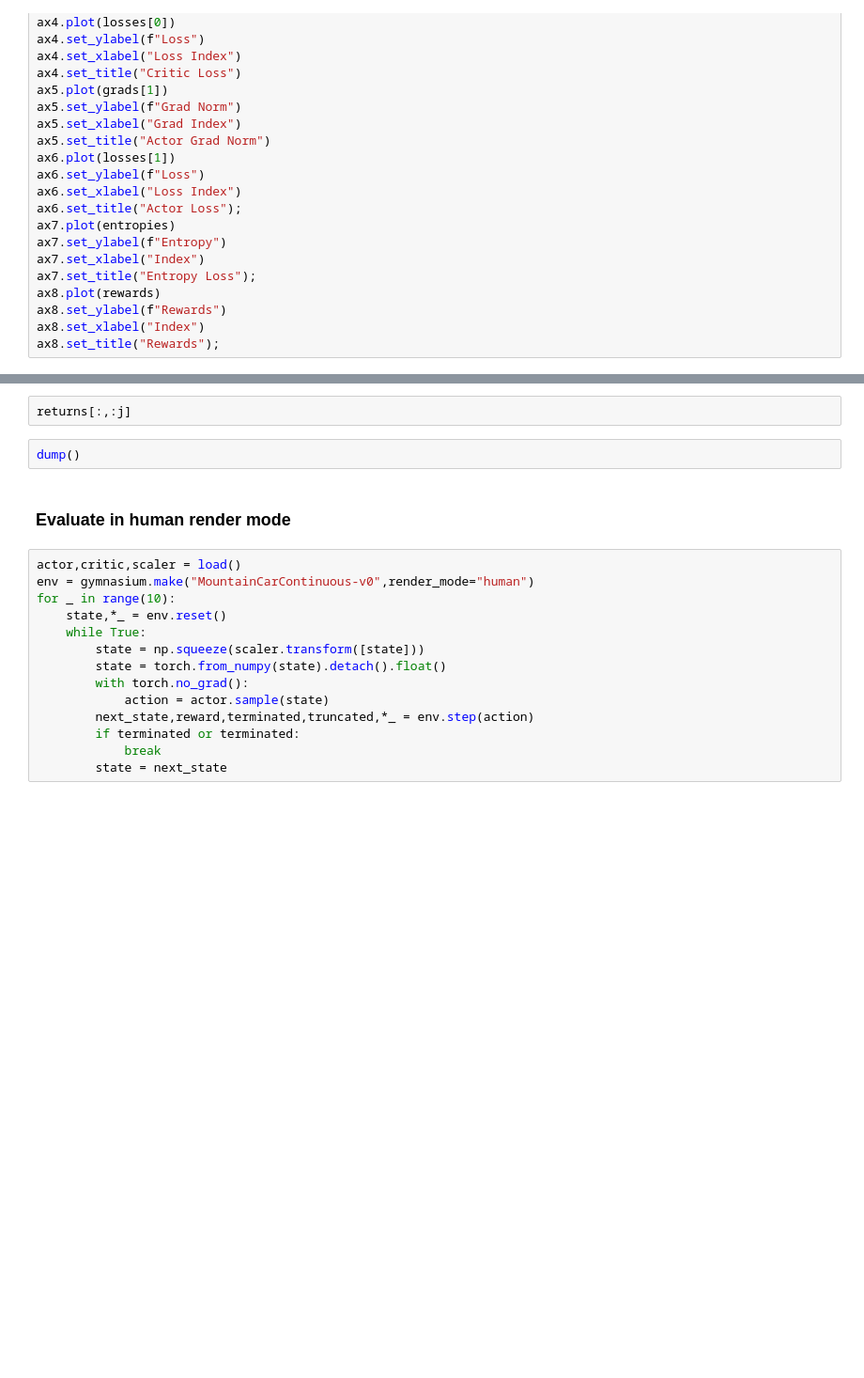
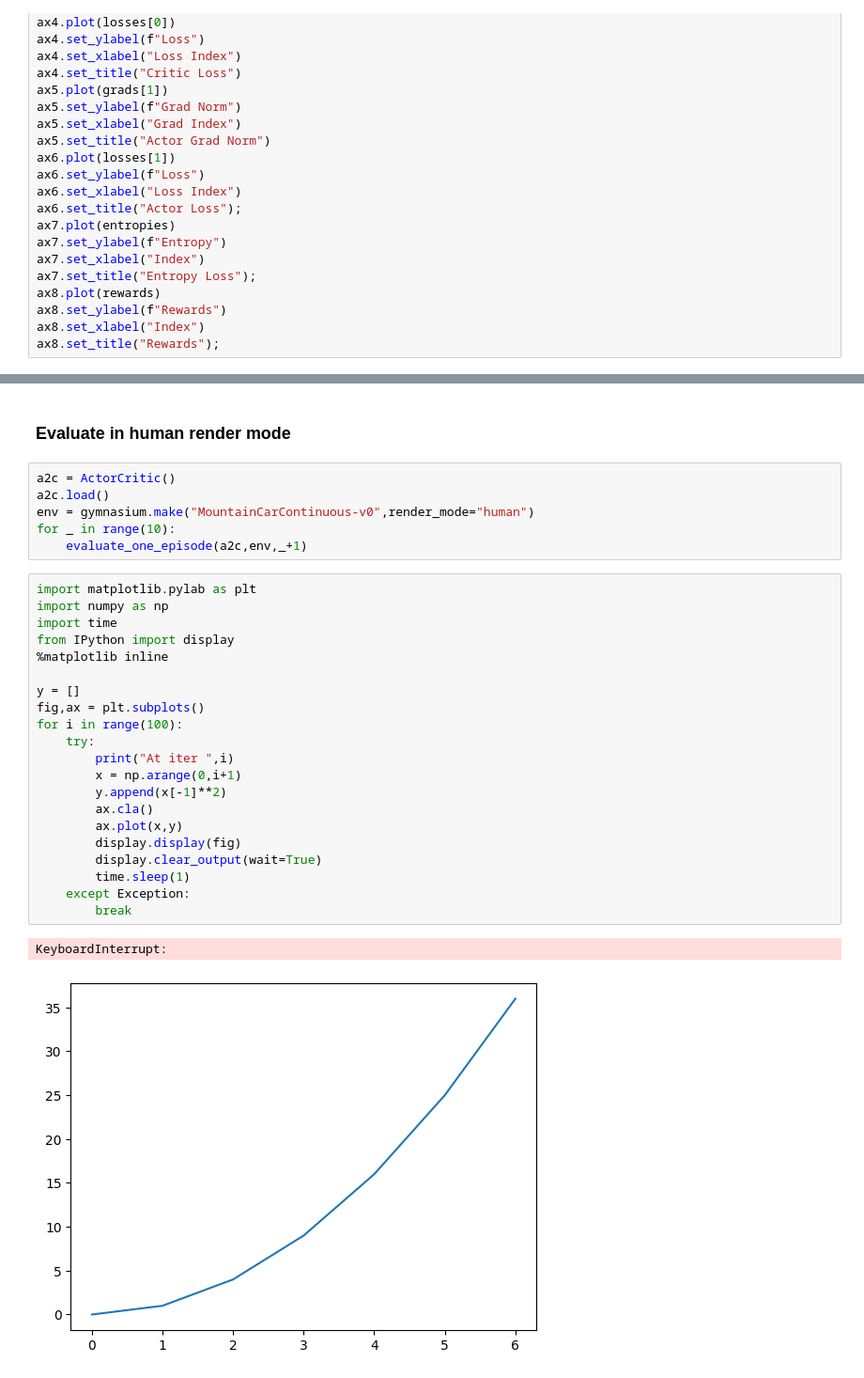
Before and after one commit to gmuthu7/Gridworld, a Jupyter notebook: mountain_car.ipynb, the cells around one changed output, grey strips where cells are left out. Shown at 94% size. Saved outputs shown, nothing was run; the diff lists cells and outputs as text; blank space fills up the shorter version.

```diff
--- a/mountain_car.ipynb
+++ b/mountain_car.ipynb
@@ -174,20 +266,32 @@ list(actor.pi.parameters())[0]
-# %%
-returns[:,:j]
-# %%
-dump()
 # %% [markdown]
 <h3> Evaluate in human render mode </h3>
-# %%
-actor,critic,scaler = load()
-env = gymnasium.make("MountainCarContinuous-v0",render_mode="human")
-for _ in range(10):
-    state,*_ = env.reset()
-    while True:
-        state = np.squeeze(scaler.transform([state]))
-        state = torch.from_numpy(state).detach().float()
-        with torch.no_grad():
-            action = actor.sample(state)
-        next_state,reward,terminated,truncated,*_ = env.step(action)
-        if terminated or terminated:
-            break
-        state = next_state
+# %%
+a2c = ActorCritic()
+a2c.load()
+env = gymnasium.make("MountainCarContinuous-v0",render_mode="human")
+for _ in range(10):
+    evaluate_one_episode(a2c,env,_+1)
+# %%
+import matplotlib.pylab as plt
+import numpy as np
+import time
+from IPython import display
+%matplotlib inline
+
+y = []
+fig,ax = plt.subplots()
+for i in range(100):
+    try:
+        print("At iter ",i)
+        x = np.arange(0,i+1)
+        y.append(x[-1]**2)
+        ax.cla()
+        ax.plot(x,y)
+        display.display(fig)
+        display.clear_output(wait=True)
+        time.sleep(1)
+    except Exception:
+        break
+# %% [output]
+KeyboardInterrupt:
+[figure, added]
```
Also changed, not shown: parts of 21 cells of this notebook.
